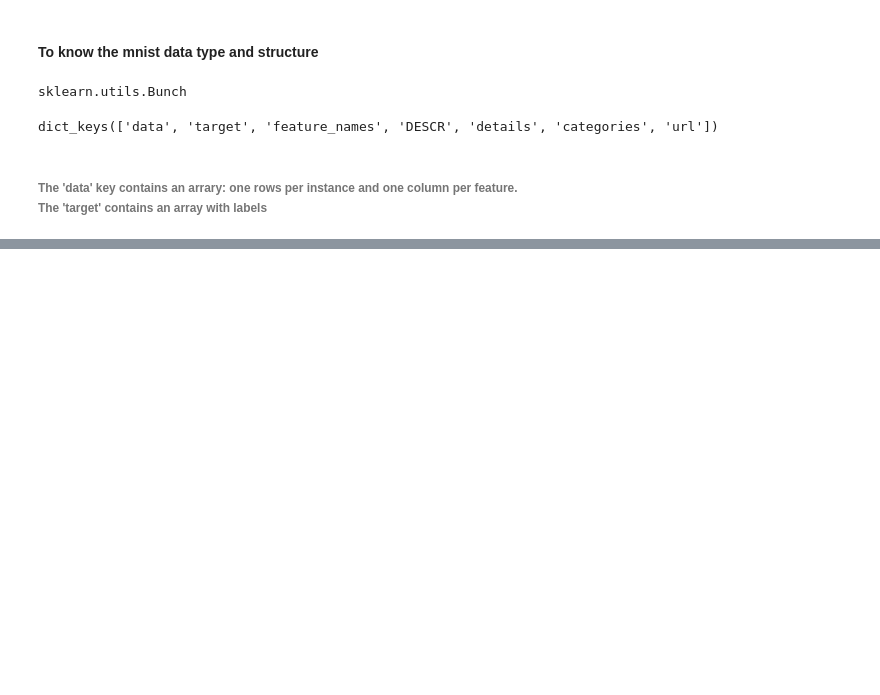
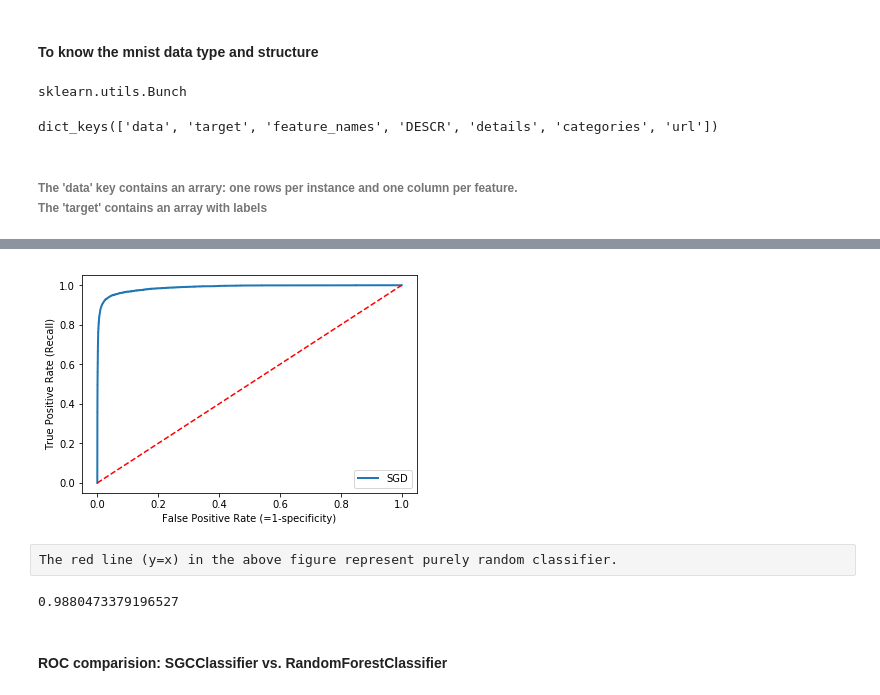
Before and after one commit to tuan-trankcc/classification, a Jupyter notebook: classification.ipynb, the cells around one changed output, grey strips where cells are left out. Saved outputs shown, nothing was run; the diff lists cells and outputs as text; code cells hidden in the pictures; blank space fills up the shorter version.

```diff
--- a/classification.ipynb
+++ b/classification.ipynb
@@ -66,0 +251,23 @@ y[_index]
+# %%
+fpr, tpr, thresholds = roc_curve(y_train_7,
+                                 y_scores)
+# %%
+def plot_roc(fpr, tpr):
+    plt.plot(fpr, tpr, linewidth=2, label="SGD")
+    plt.plot([0, 1], [0, 1], 'r--') # plot y=x (1:1 line)
+    plt.xlabel('False Positive Rate (=1-specificity)')
+    plt.ylabel('True Positive Rate (Recall)')
+    plt.legend(loc='lower right')
+plot_roc(fpr, tpr)
+plt.show()
+# %% [output]
+[figure, added]
+# %% [raw]
+The red line (y=x) in the above figure represent purely random classifier.
+# %%
+from sklearn.metrics import roc_auc_score
+roc_auc_score(y_train_7, y_scores)
+# %% [output]
+0.9880473379196527
+# %% [markdown]
+#### ROC comparision: SGCClassifier vs. RandomForestClassifier
```
Also changed, not shown: parts of 73 cells of this notebook.
